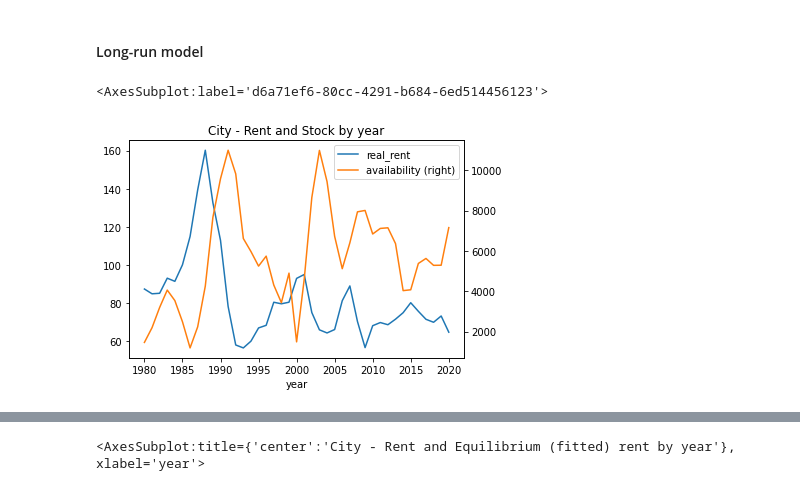
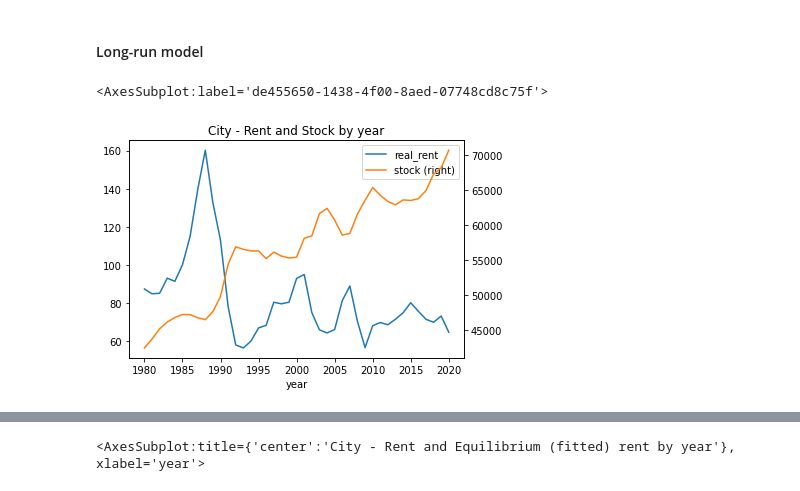
Before and after one commit to maiiasleptcova/KF-Python-projects, a Jupyter notebook: CL_office_rent_forecast.ipynb, the cells around one changed output, grey strips where cells are left out. Cells and saved outputs as stored; diff of their text form; code cells hidden in the pictures.

```diff
--- a/CL_office_rent_forecast.ipynb
+++ b/CL_office_rent_forecast.ipynb
@@ -259,17 +259,14 @@ KF data we use is developemnt pipeline data - to forecast the stock
 # %% [markdown]
 #### Load the data on Dev Pipeline
 # %%
-dev_pipe = pd.read_excel('F:\\Research\\CommercialPrivate\\Central London\\DATA\\FORECASTS\\2021\\Q2 2021\\London Development Pipeline Review and Viability Index - Landsec Additions.xlsx'
-                         , 'London Dev. Pipeline', skiprows = [0,2,3])
+dev_pipe = pd.read_excel('F:\\Research\\CommercialPrivate\\Central London\\DATA\\FORECASTS\\2021\\Q2 2021\\London Development pipeline Q2 2021.xlsx'
+                         , 'Sheet1')
 # %%
 #dev_pipe
 # %% [markdown]
 #### Slicing and aggregating the data
 # %% [markdown]
 Slicing and aggregating the data to get the total pipeline values for City and West End submarkets
-# %%
-# drop the first empty column
-dev_pipe = dev_pipe.drop('Unnamed: 0', 1)
 # %%
 list(dev_pipe)
 # %% [output]
@@ -293,7 +290,7 @@ list(dev_pipe)
 # %%
 # filter data - only keep records with high certainty (Overall 9 and 10)
 # only keep records that will complete from 2021 onwards
-dev_pipe = dev_pipe[(dev_pipe["Overall"]==9) | (dev_pipe["Overall"]==10)]
+dev_pipe = dev_pipe[ (dev_pipe["Overall"]==10)]
 dev_pipe = dev_pipe[dev_pipe["Earliest Possible PC Year"]>2020]
 # %%
 # Select the records that are City in PMA definition - EC1, EC2, EC3, EC4 postcodes
@@ -588,12 +642,12 @@ The null (there is a unit root) is rejected, no unit root, the series is station
 # %%
 # Plot double axis plots to see the relationship between vars
 # this one is for City
 
 rent_plot = city_history.plot(x='year', y='real_rent')
-city_history.plot(x='year', y='availability',secondary_y=True, ax=rent_plot, title = 'City - Rent and Stock by year')
+city_history.plot(x='year', y='stock',secondary_y=True, ax=rent_plot, title = 'City - Rent and Stock by year')
 # %% [output]
-<AxesSubplot:label='d6a71ef6-80cc-4291-b684-6ed514456123'>
+<AxesSubplot:label='de455650-1438-4f00-8aed-07748cd8c75f'>
-[figure, old version]
+[figure, new version]
 # %%
 # Long run City
 
```
Also changed, not shown: parts of 28 cells of this notebook.
